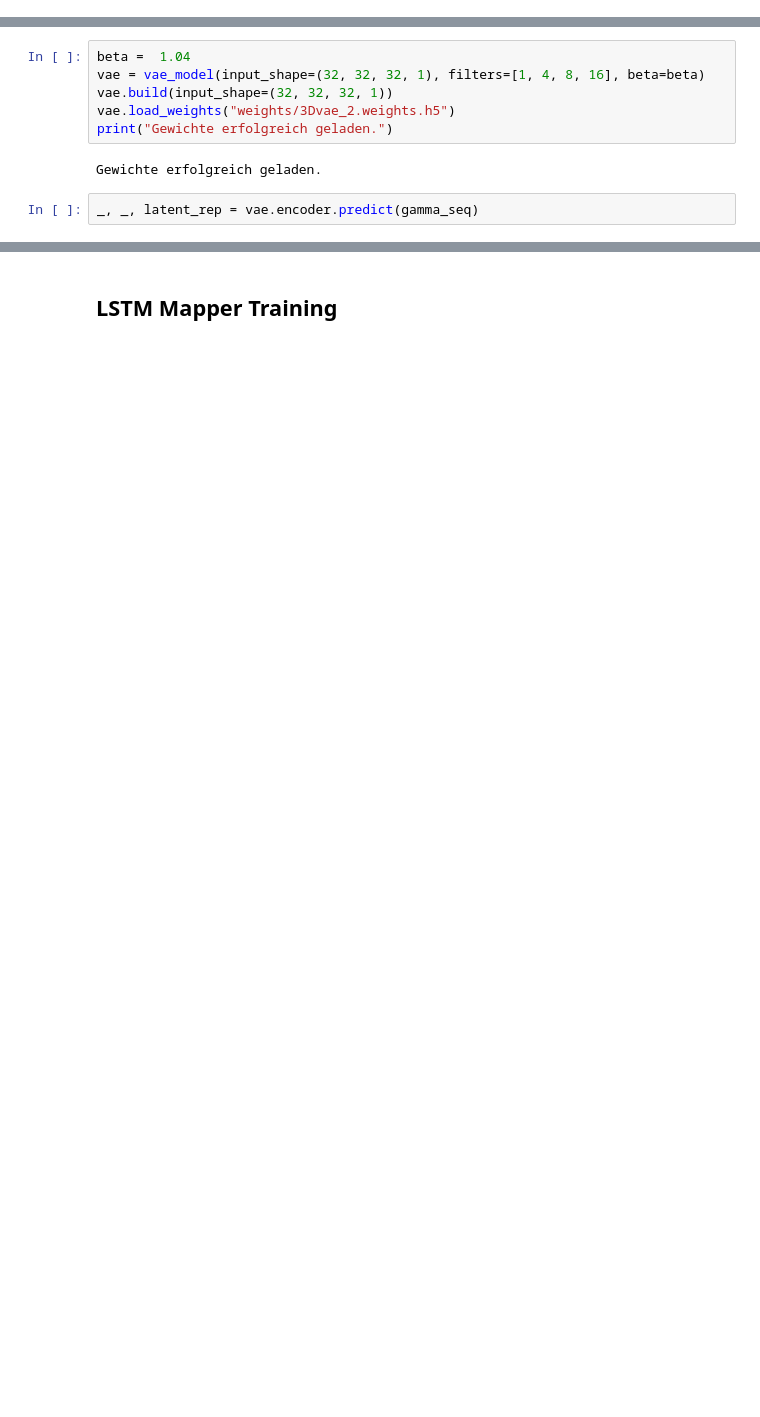
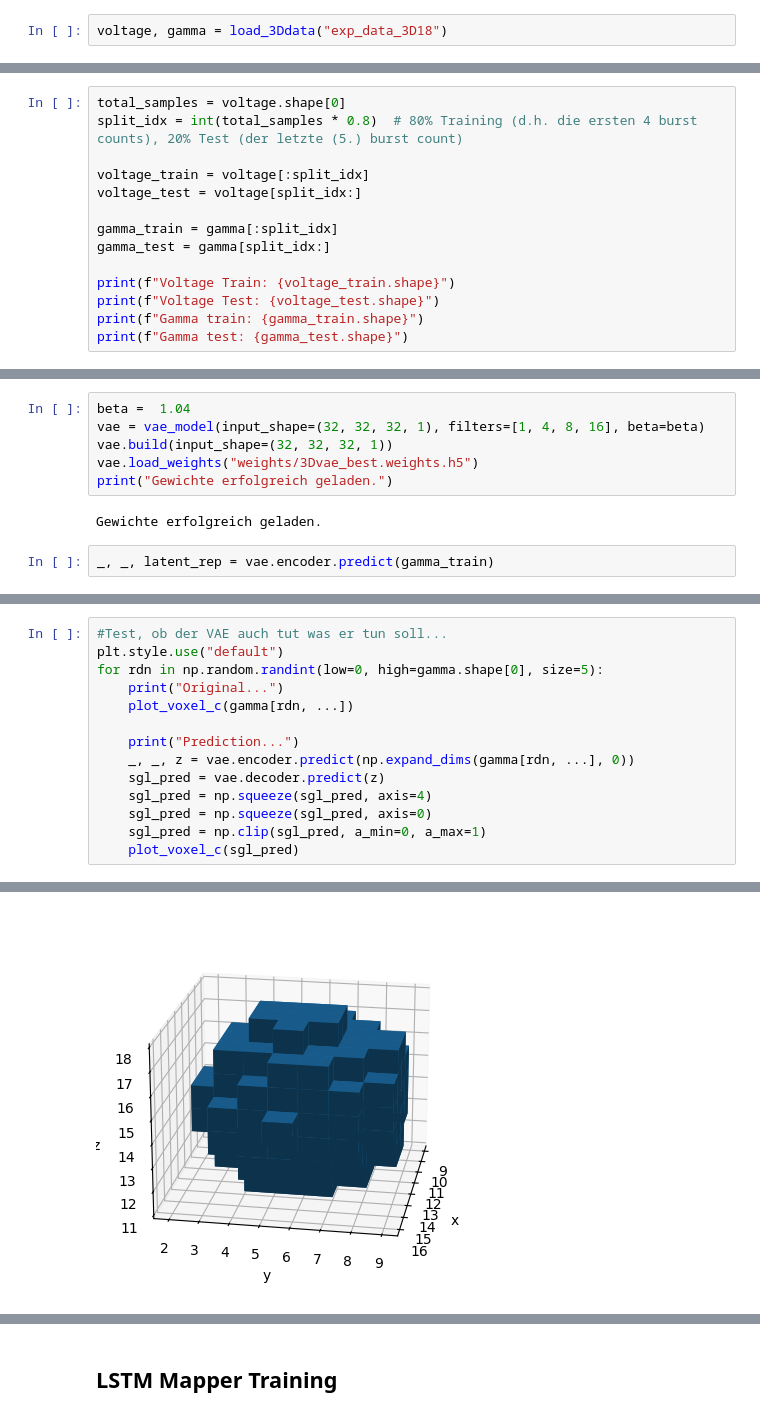
Before and after one commit to Peer076/Master-Thesis-EIT, a Jupyter notebook: LSTM_Training_exp3D.ipynb, the cells around one changed output, grey strips where cells are left out. Cells and saved outputs as stored; diff of their text form; blank space fills up the shorter version.

Commit message:
fixed 3D LSTM Training code

```diff
--- a/LSTM_Training_exp3D.ipynb
+++ b/LSTM_Training_exp3D.ipynb
@@ -97,0 +156,2 @@ Concatenated Permittivity Shape: (996, 32, 32, 32, 1)
+# %%
+voltage, gamma = load_3Ddata("exp_data_3D18")
@@ -97,0 +173,14 @@ Concatenated Permittivity Shape: (996, 32, 32, 32, 1)
+# %%
+total_samples = voltage.shape[0]
+split_idx = int(total_samples * 0.8)  # 80% Training (d.h. die ersten 4 burst counts), 20% Test (der letzte (5.) burst count)
+
+voltage_train = voltage[:split_idx]
+voltage_test = voltage[split_idx:]
+
+gamma_train = gamma[:split_idx]
+gamma_test = gamma[split_idx:]
+
+print(f"Voltage Train: {voltage_train.shape}")
+print(f"Voltage Test: {voltage_test.shape}")
+print(f"Gamma train: {gamma_train.shape}")
+print(f"Gamma test: {gamma_test.shape}")
@@ -101,10 +249,10 @@ Concatenated Permittivity Shape: (996, 32, 32, 32, 1)
 beta =  1.04
 vae = vae_model(input_shape=(32, 32, 32, 1), filters=[1, 4, 8, 16], beta=beta)
 vae.build(input_shape=(32, 32, 32, 1))
-vae.load_weights("weights/3Dvae_2.weights.h5")
+vae.load_weights("weights/3Dvae_best.weights.h5")
 print("Gewichte erfolgreich geladen.")
 # %% [output]
 Gewichte erfolgreich geladen.
 # %%
-_, _, latent_rep = vae.encoder.predict(gamma_seq)
+_, _, latent_rep = vae.encoder.predict(gamma_train)
 # %% [output]
@@ -111,0 +260,15 @@ _, _, latent_rep = vae.encoder.predict(gamma_seq)
+# %%
+#Test, ob der VAE auch tut was er tun soll...
+plt.style.use("default")
+for rdn in np.random.randint(low=0, high=gamma.shape[0], size=5):
+    print("Original...")
+    plot_voxel_c(gamma[rdn, ...])
+
+    print("Prediction...")
+    _, _, z = vae.encoder.predict(np.expand_dims(gamma[rdn, ...], 0))
+    sgl_pred = vae.decoder.predict(z)
+    sgl_pred = np.squeeze(sgl_pred, axis=4)
+    sgl_pred = np.squeeze(sgl_pred, axis=0)
+    sgl_pred = np.clip(sgl_pred, a_min=0, a_max=1)
+    plot_voxel_c(sgl_pred)
+# %% [output]
@@ -111,0 +276 @@ _, _, latent_rep = vae.encoder.predict(gamma_seq)
+[figure, added]
```
Also changed, not shown: parts of 20 cells of this notebook, 4 other files.
